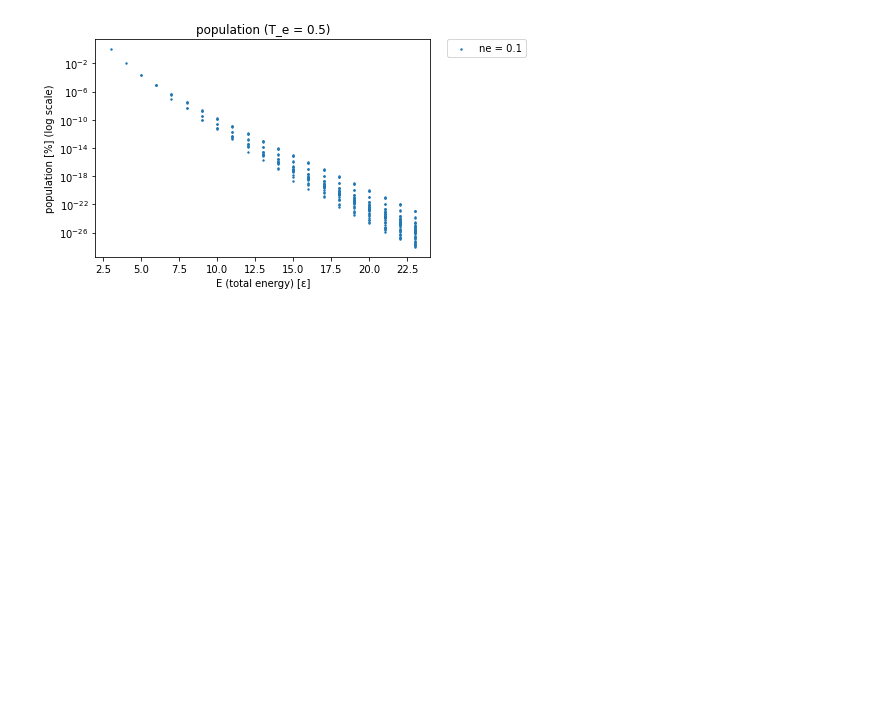
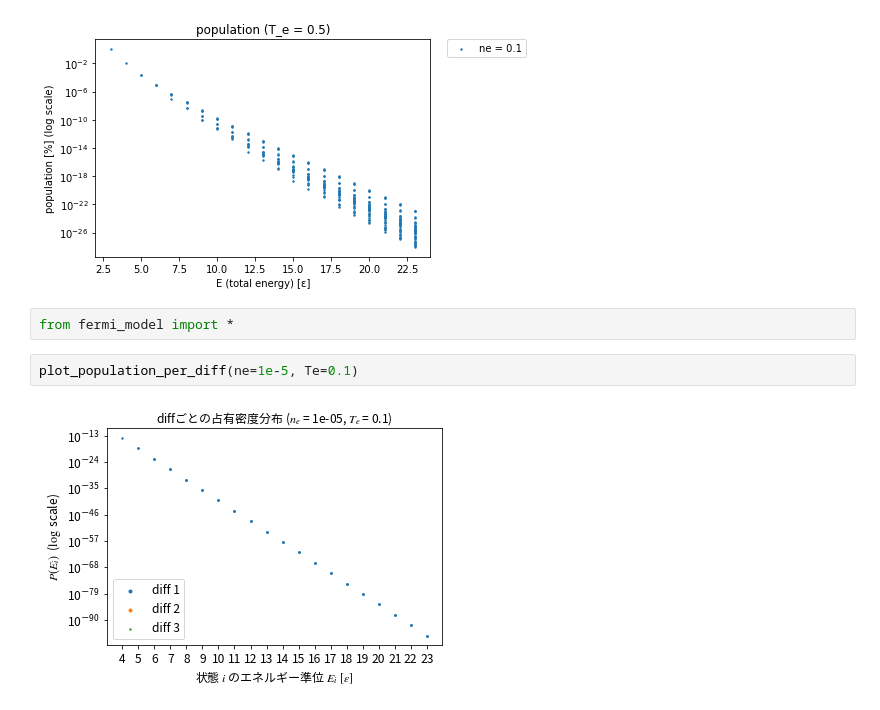
Before and after one commit to GenkiK/fermi2, a Jupyter notebook: 20210329/notebooks/relate_population2configulation.ipynb, the cells around one changed output. Cells and saved outputs as stored; diff of their text form; blank space fills up the shorter version.

```diff
--- a/20210329/notebooks/relate_population2configulation.ipynb
+++ b/20210329/notebooks/relate_population2configulation.ipynb
@@ -71,3 +71,9 @@ plots_poplulation([1], include_equ=False, use_power=True)
 plots_poplulation([0.1], include_equ=False, use_power=True)
 # %% [output]
 [figure]
+# %%
+from fermi_model import *
+# %%
+plot_population_per_diff(ne=1e-5, Te=0.1)
+# %% [output]
+[figure, added]
```
Also changed, not shown: parts of 4 cells of this notebook, 3 other files.
